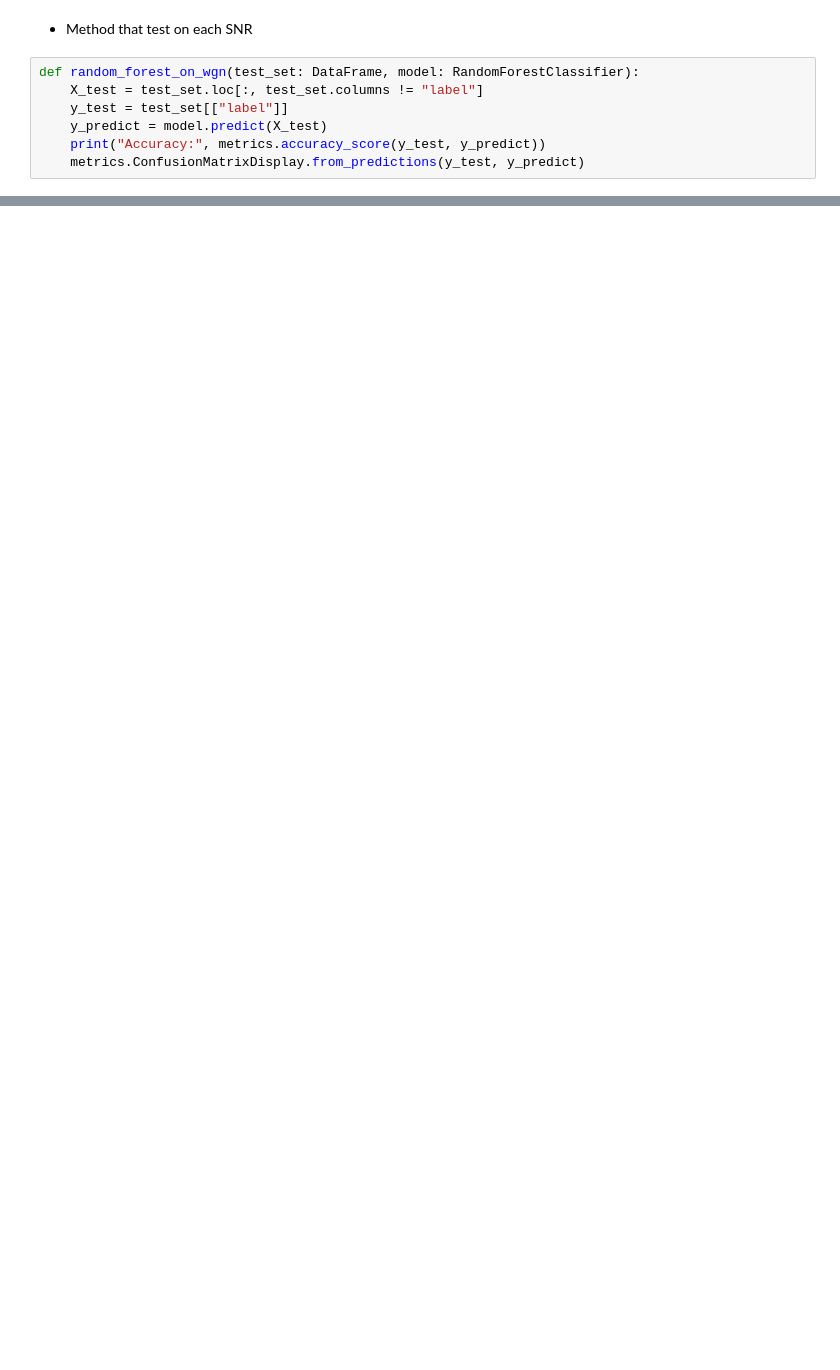
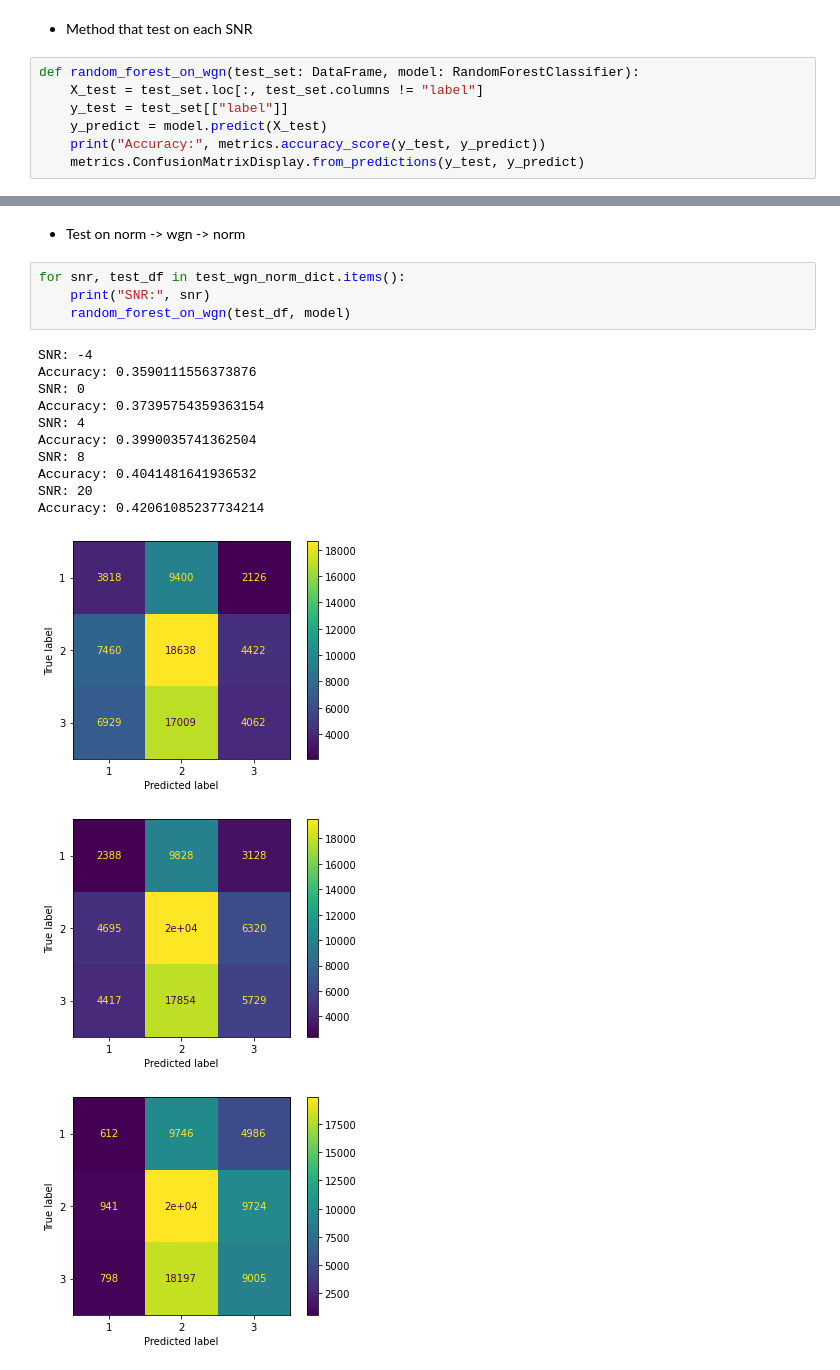
Before and after one commit to kwan919/COMPSCI760, a Jupyter notebook: notebooks/RandomForest.ipynb, the cells around one changed output, grey strips where cells are left out. Saved outputs shown, nothing was run; the diff lists cells and outputs as text; blank space fills up the shorter version.

```diff
--- a/notebooks/RandomForest.ipynb
+++ b/notebooks/RandomForest.ipynb
@@ -239,0 +301,20 @@ Accuracy: 0.40262509476876424
+# %% [markdown]
+- Test on norm -> wgn -> norm
+# %%
+for snr, test_df in test_wgn_norm_dict.items():
+    print("SNR:", snr)
+    random_forest_on_wgn(test_df, model)
+# %% [output]
+SNR: -4
+Accuracy: 0.3590111556373876
+SNR: 0
+Accuracy: 0.37395754359363154
+SNR: 4
+Accuracy: 0.3990035741362504
+SNR: 8
+Accuracy: 0.4041481641936532
+SNR: 20
+Accuracy: 0.42061085237734214
+[figure, added]
+[figure, added]
+[figure, added]
```
Also changed, not shown: parts of 20 cells of this notebook.
